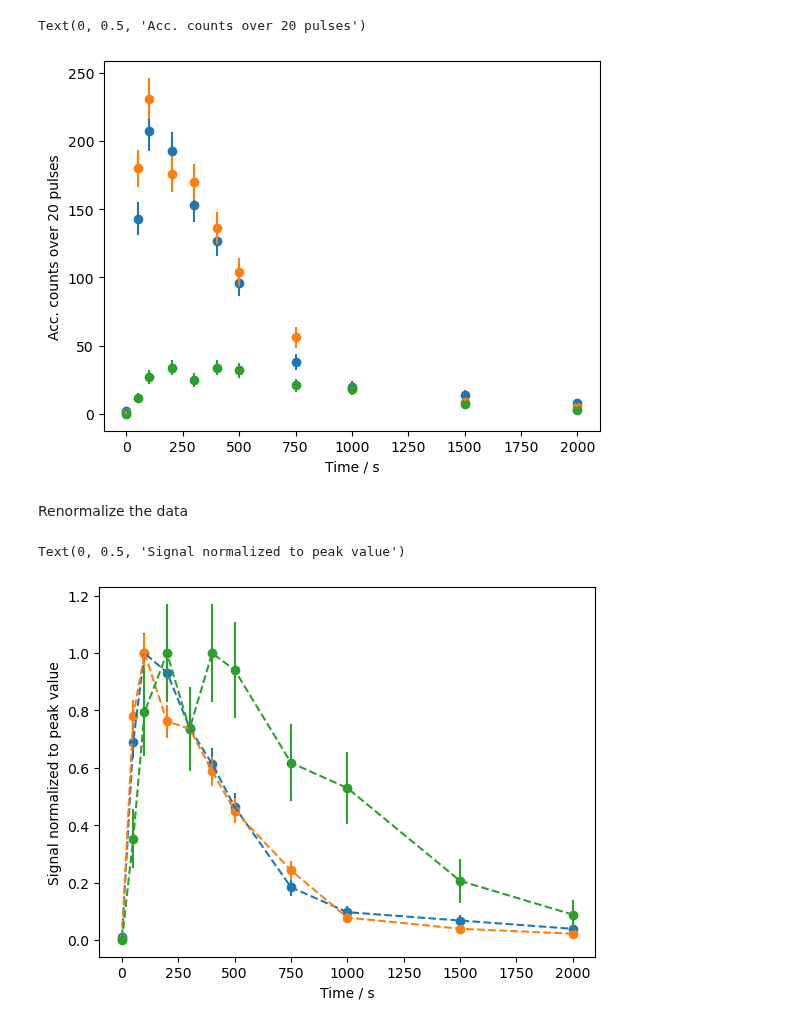
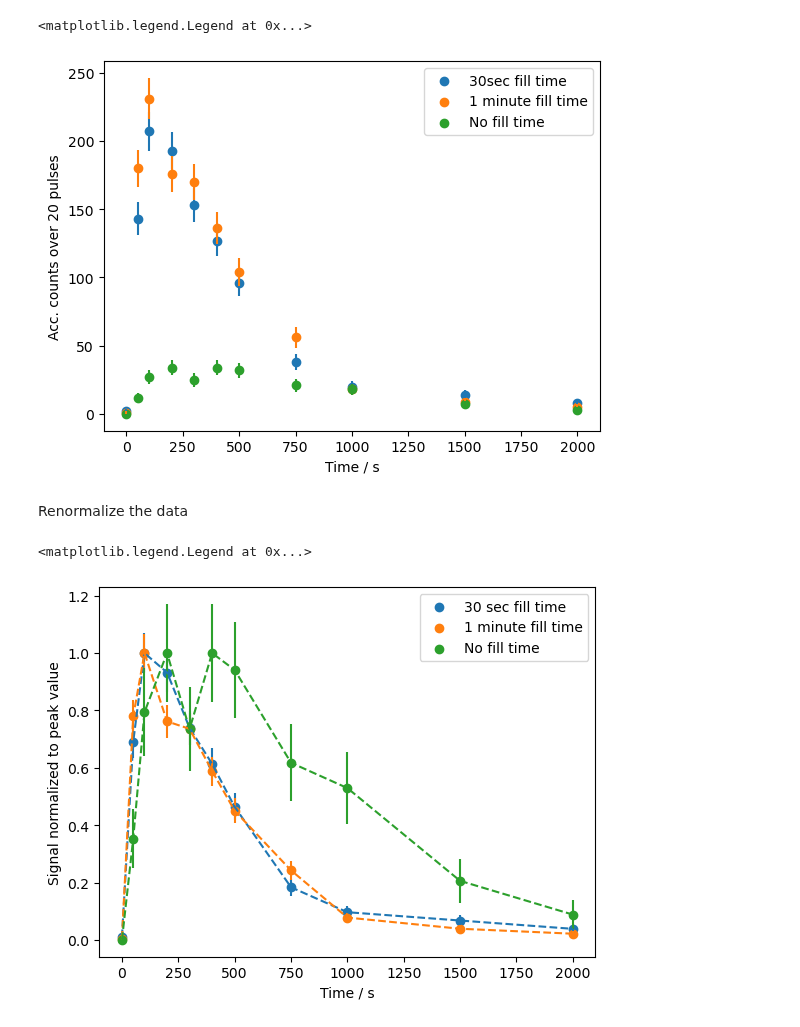
Before and after one commit to EmilLenler/PhD-Work, a Jupyter notebook: Part A Exam/TeX/data_charge_shape_dependence.ipynb, the cells around one changed output. Drawn from its saved outputs; the diff is of its cells as text; code cells hidden in the pictures.

```diff
--- a/Part A Exam/TeX/data_charge_shape_dependence.ipynb
+++ b/Part A Exam/TeX/data_charge_shape_dependence.ipynb
@@ -13,18 +13,20 @@ counts0 = np.array([0,12,27,34,25,34,32,21,18,7,3])
 # %%
 fig,ax = plt.subplots()
 ax.errorbar(delay30sec,counts30sec,np.sqrt(counts30sec),ls = 'None')
-ax.scatter(delay30sec,counts30sec)
+ax.scatter(delay30sec,counts30sec, label = '30sec fill time')
 
 ax.errorbar(delay1min,counts1min,np.sqrt(counts1min),ls = 'None')
-ax.scatter(delay1min,counts1min)
+ax.scatter(delay1min,counts1min, label = '1 minute fill time')
 
 ax.errorbar(delay0,counts0,np.sqrt(counts0),ls = 'None')
-ax.scatter(delay0,counts0)
+ax.scatter(delay0,counts0,label = 'No fill time')
 ax.set_xlabel('Time / s')
 ax.set_ylabel('Acc. counts over 20 pulses')
+
+ax.legend()
 # %% [output]
-Text(0, 0.5, 'Acc. counts over 20 pulses')
+<matplotlib.legend.Legend at 0x...>
-[figure, old version]
+[figure, new version]
 # %% [markdown]
 Renormalize the data
 # %%
@@ -36,18 +38,19 @@ max0 = np.max(counts0)
 
 fig,ax = plt.subplots()
 ax.errorbar(delay30sec,normalize(counts30sec),np.sqrt(counts30sec)/max30,ls = '--')
-ax.scatter(delay30sec,normalize(counts30sec))
+ax.scatter(delay30sec,normalize(counts30sec),label = '30 sec fill time')
 
 ax.errorbar(delay1min,normalize(counts1min),np.sqrt(counts1min)/max1m,ls = '--')
-ax.scatter(delay1min,normalize(counts1min))
+ax.scatter(delay1min,normalize(counts1min),label = '1 minute fill time')
 
 ax.errorbar(delay0,normalize(counts0),np.sqrt(counts0)/max0,ls = '--')
-ax.scatter(delay0,normalize(counts0))
+ax.scatter(delay0,normalize(counts0), label = 'No fill time')
 ax.set_xlabel('Time / s')
 ax.set_ylabel('Signal normalized to peak value')
+ax.legend()
 # %% [output]
-Text(0, 0.5, 'Signal normalized to peak value')
+<matplotlib.legend.Legend at 0x...>
-[figure, old version]
+[figure, new version]
 # %%
 fig,ax = plt.subplots()
 ax.errorbar(delay30sec,counts30sec/np.sum(counts30sec),np.sqrt(counts30sec)/np.sum(counts30sec),ls = '--')
```
Also changed, not shown: parts of 1 cell of this notebook, 26 other files.
